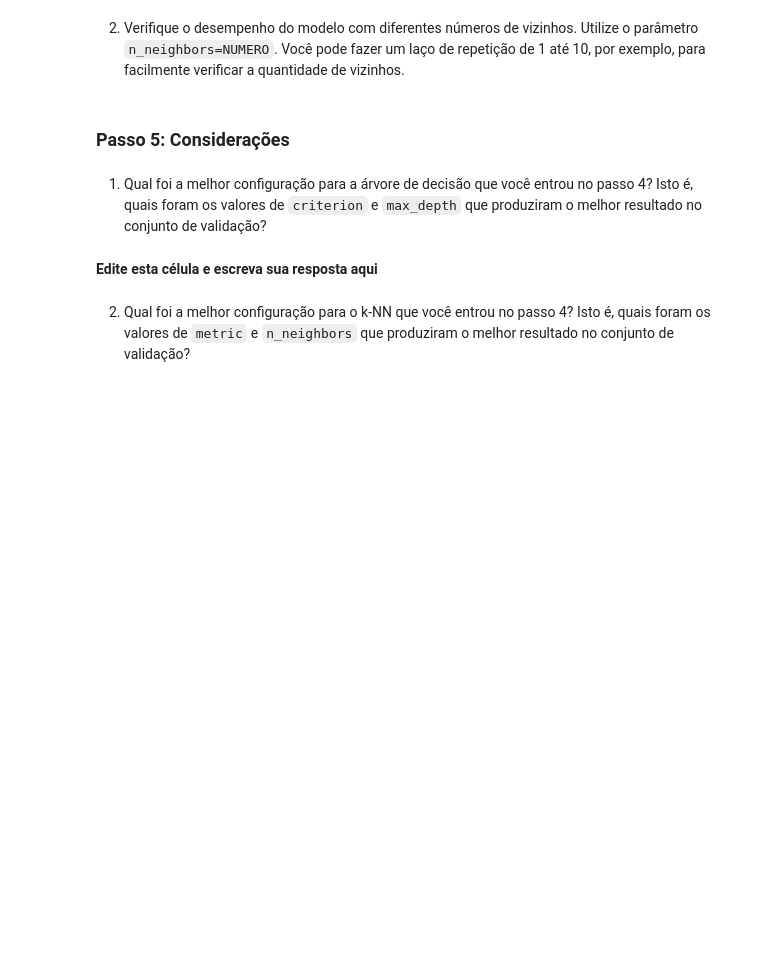
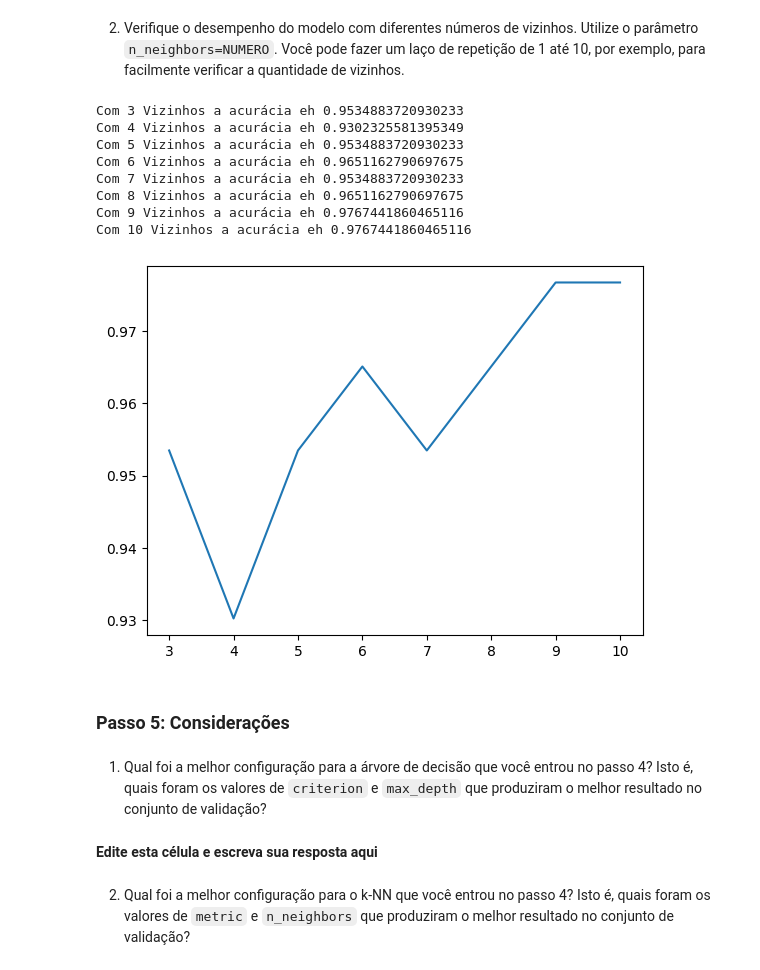
Before and after one commit to AnaCristina1972/projett, a Jupyter notebook: Atividade_1_Modelos_introdutórios.ipynb, the cells around one changed output. Cells and saved outputs as stored; diff of their text form; code cells hidden in the pictures; blank space fills up the shorter version.

```diff
--- a/Atividade_1_Modelos_introdutórios.ipynb
+++ b/Atividade_1_Modelos_introdutórios.ipynb
@@ -39,5 +40,5 @@ treino = pd.read_csv("~/Downloads/iris-treino.csv")   # <-- complete o código
 # %%
-teste =pd.read_csv("~/Downloads/iris-teste.csv")   # <-- complete o código
+teste =pd.read_csv("/content/iris-teste.csv")   # <-- complete o código
 # %% [markdown]
 Use a função `pd.read_csv()` para carregar o arquivo de teste (`iris-teste.csv`).
 # %% [markdown]
@@ -384,5 +432,31 @@ accuracy_score(ytest,ypredKNN1)
 # %% [markdown]
 2. Verifique o desempenho do modelo com diferentes números de vizinhos. Utilize o parâmetro `n_neighbors=NUMERO`. Você pode fazer um laço de repetição de 1 até 10, por exemplo, para facilmente verificar a quantidade de vizinhos.
+# %%
+Tx = int (3)
+listAcura =[]
+listVizinho =[]
+for i in range (8):
+  knn_treino1=KNeighborsClassifier(n_neighbors=(Tx), metric='manhattan',p=1)
+  knn_treino1.fit(Xtreino,ytreino)
+  ypredKNN1=knn_treino1.predict(Xtest)
+  ac = accuracy_score(ytest,ypredKNN1)
+  listAcura.append(ac)
+  listVizinho.append(Tx)
+  print("Com",Tx,"Vizinhos a acurácia eh",ac)
+  Tx=Tx+1
+
+plt.plot(listVizinho,listAcura)
+plt.show()
+# %% [output]
+Com 3 Vizinhos a acurácia eh 0.9534883720930233
+Com 4 Vizinhos a acurácia eh 0.9302325581395349
+Com 5 Vizinhos a acurácia eh 0.9534883720930233
+Com 6 Vizinhos a acurácia eh 0.9651162790697675
+Com 7 Vizinhos a acurácia eh 0.9534883720930233
+Com 8 Vizinhos a acurácia eh 0.9651162790697675
+Com 9 Vizinhos a acurácia eh 0.9767441860465116
+Com 10 Vizinhos a acurácia eh 0.9767441860465116
+[figure, added]
 # %% [markdown]
 ### Passo 5: Considerações
 # %% [markdown]
```
Also changed, not shown: parts of 18 cells of this notebook.
